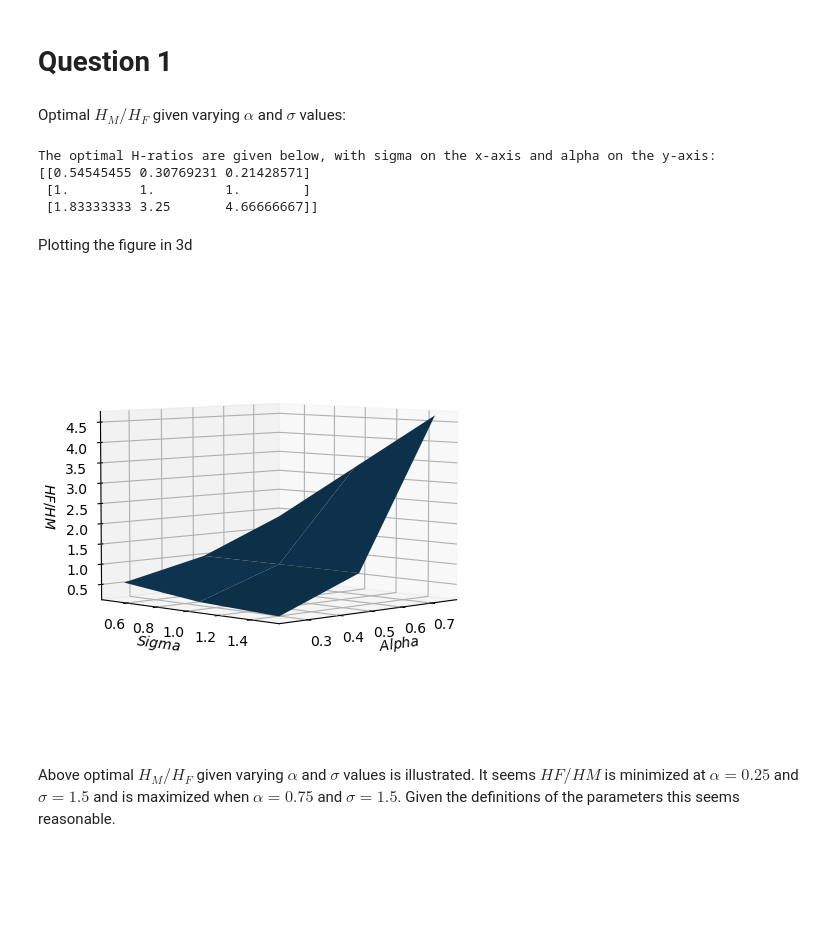
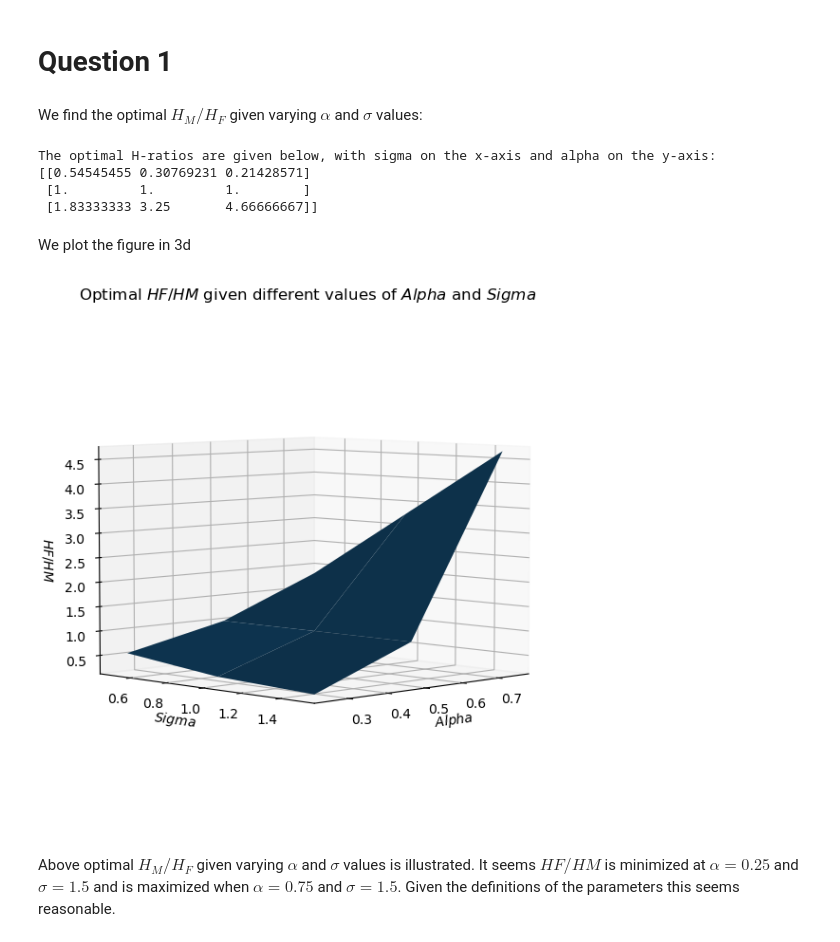
Before and after one commit to NumEconCopenhagen/projects-2023-jacob-per, a Jupyter notebook: inauguralproject/inauguralproject.ipynb, the cells around one changed output. Saved outputs shown, nothing was run; the diff lists cells and outputs as text; code cells hidden in the pictures; blank space fills up the shorter version.

```diff
--- a/inauguralproject/inauguralproject.ipynb
+++ b/inauguralproject/inauguralproject.ipynb
@@ -16,7 +20,7 @@ from Household import HouseholdSpecializationModelClass
 # %% [markdown]
 # Question 1
 # %% [markdown]
-Optimal $H_M/H_F$ given varying $\alpha$ and $\sigma$ values:
+We find the optimal $H_M/H_F$ given varying $\alpha$ and $\sigma$ values:
 # %%
 # a. load model as the household class
 model = HouseholdSpecializationModelClass()
@@ -51,32 +55,31 @@ The optimal H-ratios are given below, with sigma on the x-axis and alpha on the
  [1.         1.         1.        ]
  [1.83333333 3.25       4.66666667]]
 # %% [markdown]
-Plotting the figure in 3d
+We plot the figure in 3d
 # %%
-# %matplotlib widget
-
 # a. 3d plot
-fig = plt.figure()
+fig = plt.figure(figsize=(6,6))
 ax = fig.add_subplot(1,1,1,projection='3d')
 alpha_mesh,sigma_mesh = np.meshgrid(alpha_vec,sigma_vec,indexing='ij')
 ax.plot_surface(alpha_mesh,sigma_mesh,H_ratio)
 
 # b. labels
 ax.set_xlabel('$Alpha$')
 ax.set_ylabel('$Sigma$')
 ax.set_zlabel('$HF/HM$')
+plt.title('Optimal $HF/HM$ given different values of $Alpha$ and $Sigma$')
 
 # c. invert xaxis
 ax.invert_xaxis()
 
 # d. set view angle and distance
 ax.view_init(elev=5, azim=45, roll=0)
-ax.dist = 11.5
+ax.dist = 11
 
 # tight layout
 fig.tight_layout()
 # %% [output]
-[figure, old version]
+[figure, new version]
 # %% [markdown]
 Above optimal $H_M/H_F$ given varying $\alpha$ and $\sigma$ values is illustrated. It seems $HF/HM$ is minimized at $\alpha=0.25$ and $\sigma=1.5$ and is maximized when $\alpha=0.75$ and $\sigma=1.5$. Given the definitions of the parameters this seems reasonable.
 # %% [markdown]
```
Also changed, not shown: parts of 13 cells of this notebook.
